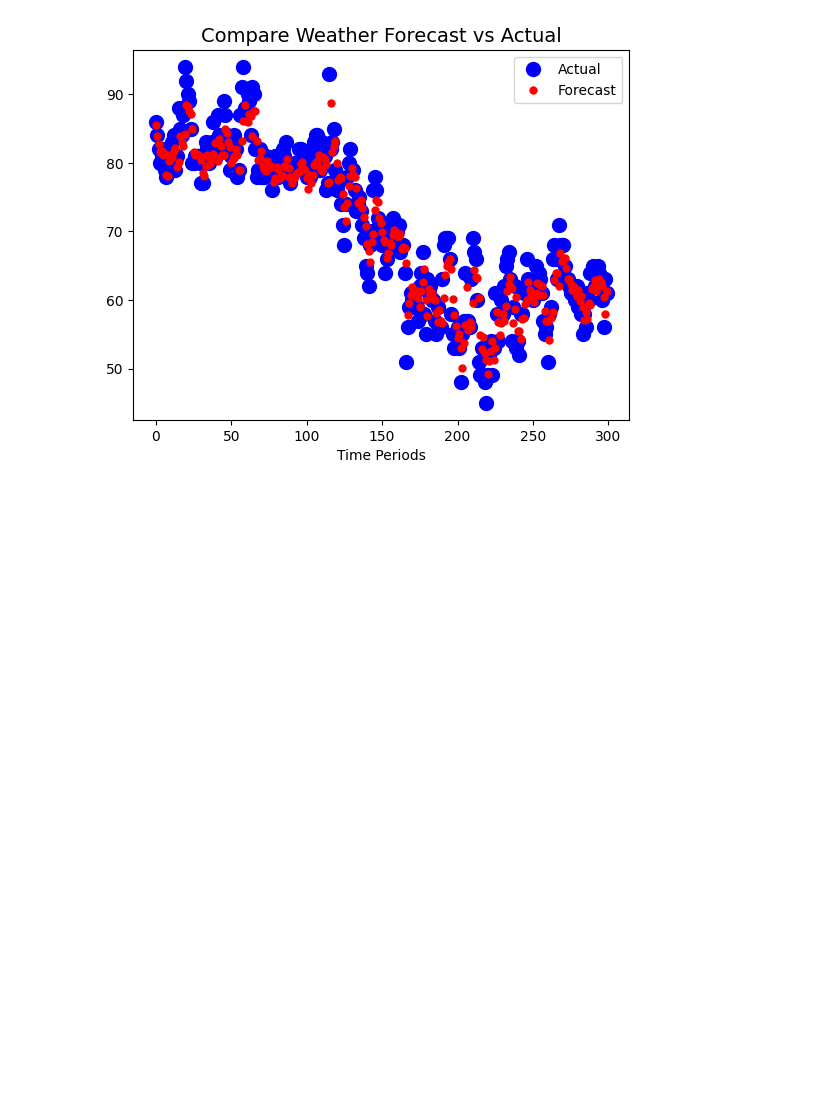
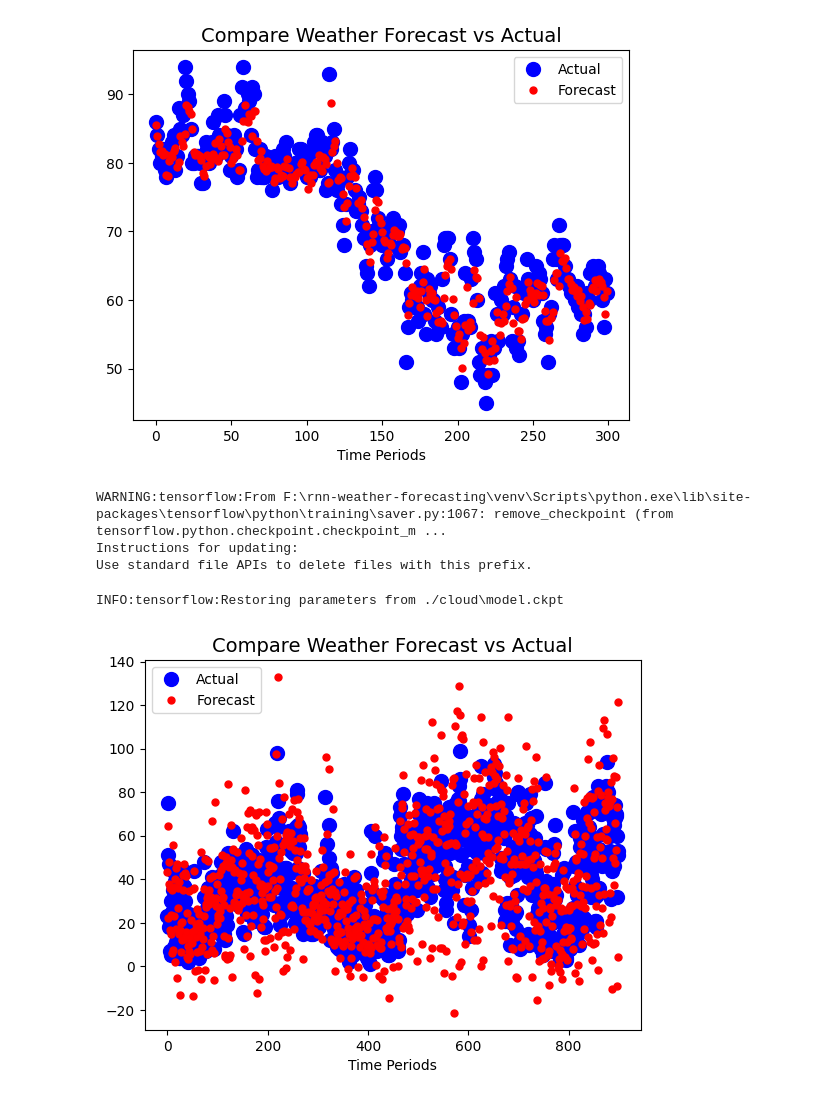
Before and after one commit to vietpham102301/RNN-for-weather-forecasting, a Jupyter notebook: rnn-weather-forecasting.ipynb, the cells around one changed output. Drawn from its saved outputs; the diff is of its cells as text; code cells hidden in the pictures; blank space fills up the shorter version.

```diff
--- a/rnn-weather-forecasting.ipynb
+++ b/rnn-weather-forecasting.ipynb
@@ -163,3 +148,55 @@ plt.xlabel("Time Periods")
 plt.show()
 # %% [output]
 [figure]
+# %%
+import os
+
+# Define a path to save the model checkpoints
+save_path = "./rnn_model"
+
+# Add the Saver op to the graph
+saver = tf.compat.v1.train.Saver()
+epochs = 1000
+# Train the model as before
+sess = tf.compat.v1.Session()
+init = tf.compat.v1.global_variables_initializer()
+sess.run(init)
+dropout_keep_prob = tf.compat.v1.placeholder(tf.float32, name='dropout_keep_prob')
+for epoch in range(epochs):
+    train_dict = {X: x_batches, Y: y_batches, dropout_keep_prob:0.5}
+    sess.run(train_step, feed_dict=train_dict)
+
+    # Save the model checkpoint after every 1000 epochs
+    if epoch % 100 == 0:
+        if not os.path.exists(save_path):
+            os.makedirs(save_path)
+        save_path_full = os.path.join(save_path, "model_epoch{}.ckpt".format(epoch))
+        saver.save(sess, save_path_full)
+# %% [output]
+WARNING:tensorflow:From F:\rnn-weather-forecasting\venv\Scripts\python.exe\lib\site-packages\tensorflow\python\training\saver.py:1067: remove_checkpoint (from tensorflow.python.checkpoint.checkpoint_m ...
+Instructions for updating:
+Use standard file APIs to delete files with this prefix.
+# %%
+# Reload the saved model checkpoint
+import os
+dropout_keep_prob = tf.compat.v1.placeholder(tf.float32, name='dropout_keep_prob')
+saver = tf.compat.v1.train.Saver()
+sess = tf.compat.v1.Session()
+save_path = "./cloud"
+save_path_full = os.path.join(save_path, "model.ckpt")
+saver.restore(sess, save_path_full)
+
+# Use the model for prediction
+test_dict = {X: X_test, dropout_keep_prob: 1.0}
+predictions = sess.run(logit, feed_dict=test_dict)
+# %% [output]
+INFO:tensorflow:Restoring parameters from ./cloud\model.ckpt
+# %%
+plt.title("Compare Weather Forecast vs Actual", fontsize=14)
+plt.plot(pd.Series(np.ravel(Y_test)), "bo", markersize=10, label="Actual")
+plt.plot(pd.Series(np.ravel(predictions)), "r.", markersize=10, label="Forecast")
+plt.legend(loc="upper left")
+plt.xlabel("Time Periods")
+plt.show()
+# %% [output]
+[figure, added]
```
Also changed, not shown: parts of 1 cell of this notebook, 16 other files.
